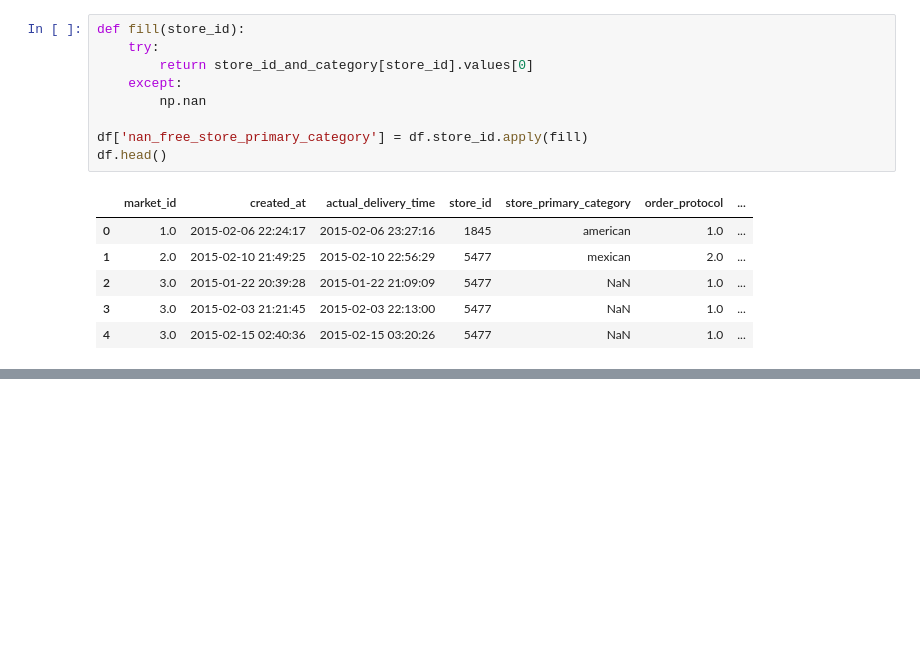
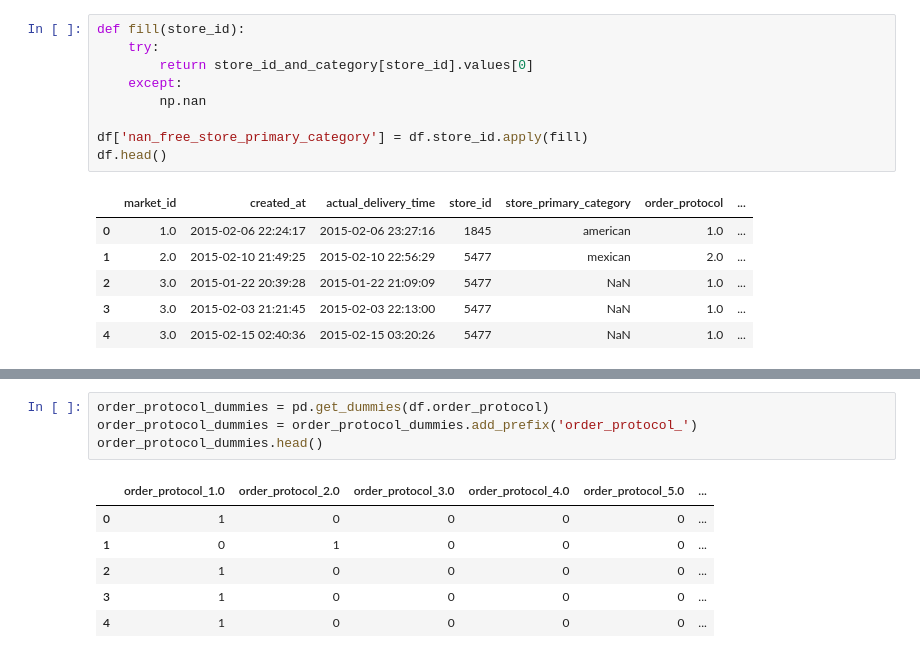
Before and after one commit to shailesh097/delivery_duration_prediction, a Jupyter notebook: delivery_duration.ipynb, the cells around one changed output, grey strips where cells are left out. Saved outputs shown, nothing was run; the diff lists cells and outputs as text; blank space fills up the shorter version.

```diff
--- a/delivery_duration.ipynb
+++ b/delivery_duration.ipynb
@@ -128,0 +136,11 @@ df.head()
+# %%
+order_protocol_dummies = pd.get_dummies(df.order_protocol)
+order_protocol_dummies = order_protocol_dummies.add_prefix('order_protocol_')
+order_protocol_dummies.head()
+# %% [output]
+|  | order_protocol_1.0 | order_protocol_2.0 | order_protocol_3.0 | order_protocol_4.0 | order_protocol_5.0 | ... |
+| 0 | 1 | 0 | 0 | 0 | 0 | ... |
+| 1 | 0 | 1 | 0 | 0 | 0 | ... |
+| 2 | 1 | 0 | 0 | 0 | 0 | ... |
+| 3 | 1 | 0 | 0 | 0 | 0 | ... |
+| 4 | 1 | 0 | 0 | 0 | 0 | ... |
```
Also changed, not shown: parts of 14 cells of this notebook, 1 other file.
